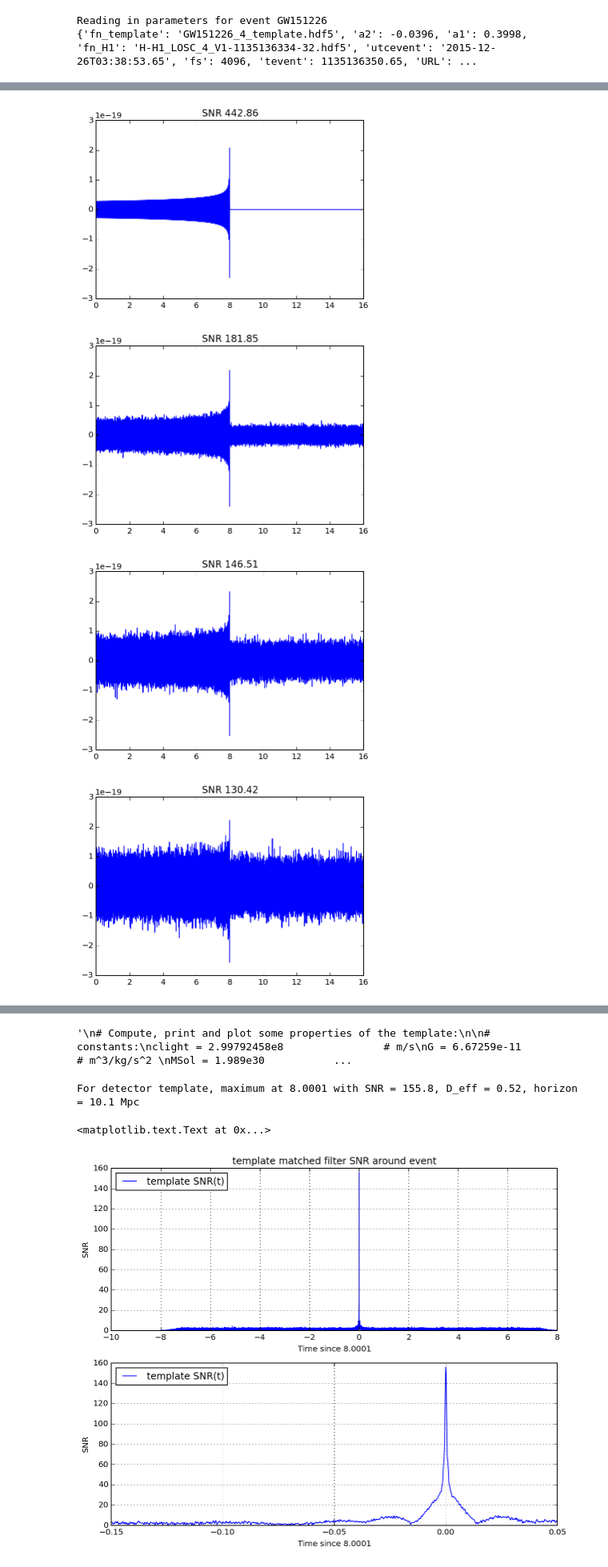
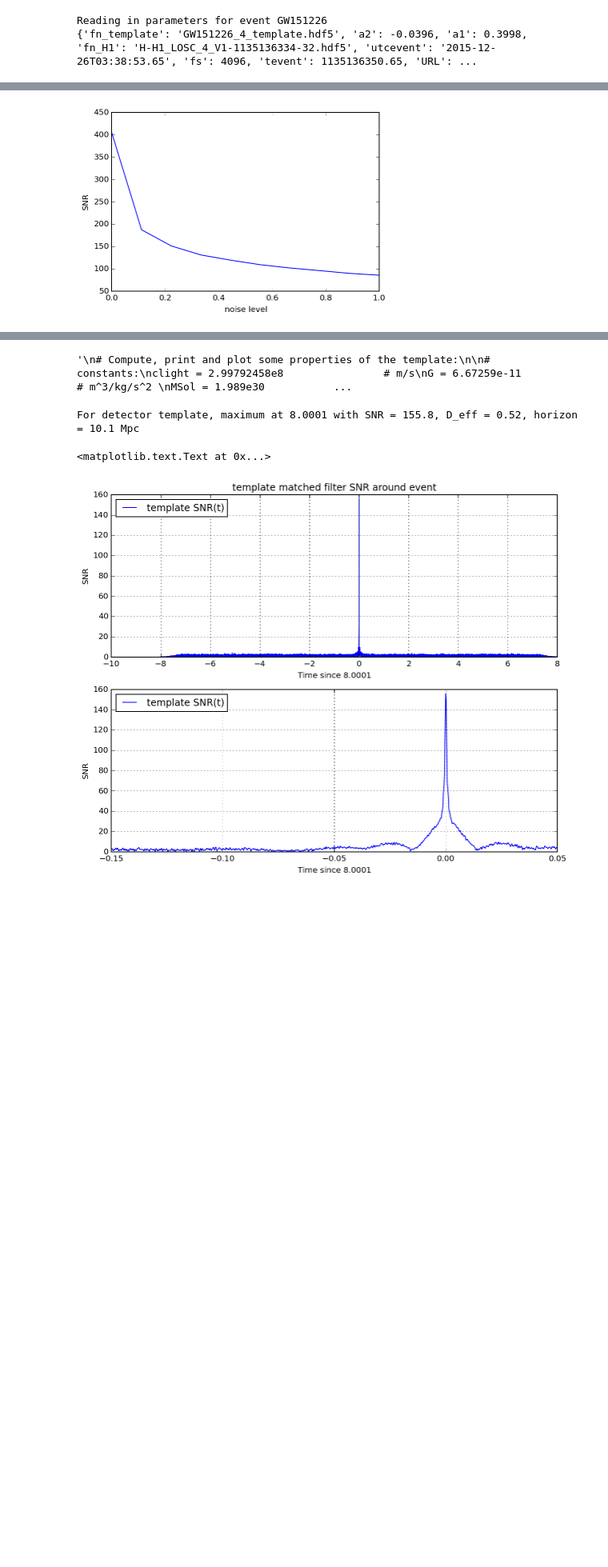
Before and after one commit to meljrose/LIGO, a Jupyter notebook: LIGO_workbook.ipynb, the cells around one changed output, grey strips where cells are left out. Shown at 80% size. Cells and saved outputs as stored; diff of their text form; code cells hidden in the pictures; blank space fills up the shorter version.

```diff
--- a/LIGO_workbook.ipynb
+++ b/LIGO_workbook.ipynb
@@ -626,15 +671,8 @@ original parameters 0.5 1.0471975511965976
 # %%
+# this whole function is from # https://losc.ligo.org/s/events/GW151226/LOSC_Event_tutorial_GW151226.html
+
 def matchfiltering(template, data):
-            '''
 
-            plt.plot(time, template, label="template")
-            plt.plot(time,data, '.', alpha= 0.05, label="data")
-
-            plt.ylim(-2.5*scale,2.5*scale)
-            plt.xlim(0,10)
-            plt.legend(loc=0)
-            plt.show()
-            '''
             # -- To calculate the PSD of the data, choose an overlap and a window (common to all detectors)
             #   that minimizes "spectral leakage" https://en.wikipedia.org/wiki/Spectral_leakage
             NFFT = 4*fs
@@ -712,49 +750,37 @@ def matchfiltering(template, data):
 
             return(SNRmax)
 # %%
-def withnoise(template1, template2, noise_levels, plot=False):
-    snr_arr = []
-    ramp = []
-    rphase = []
+# this is my code again; I'm adding white noise to the template and seeing how the SNR changes as a function of the added noise
 
+def addnoise(data_template, noise_levels):
+
+    data_arr = []
     for i in noise_levels:
         if i==0:
-            data = template2.copy()
+            data = data_template.copy()
         else:
             # add gaussian noise to template to make some data
             # take PSD of white noise & see where it lies compared to true PSD of LIGO
             # check where you start frequency & see how results depend on it
             scale = 10**-19
-            white_noise = np.random.normal(0,i,len(template1))
-            data = template1.copy() + white_noise*scale
+            white_noise = np.random.normal(0,i,len(data_template))
+            data = data_template.copy() + white_noise*scale
+        data_arr.append(data)
 
-        SNRmax = matchfiltering(template2, data)
-        snr_arr.append(SNRmax)
-
-        # recover the parameters
-        max_index = np.argmax(template2)
-        difference = (data[max_index:]/template2[max_index:])
-        amps, phases = zip(*[c.polar(d) for d in difference])
-        amps = np.asarray(amps)
-        amps = amps[~np.isnan(amps)]
-        amps = amps[np.isfinite(amps)]
-        phases = np.asarray(phases)
-        phases = phases[~np.isnan(phases)]
-        phases = phases[np.isfinite(phases)]
-        ramp.append(amps)
-        rphase.append(phases)
-        if plot:
-            plt.title('SNR {0:.2f}'.format(SNRmax))
-            plt.plot(time, data)
-            plt.show()
-    return(snr_arr,ramp,rphase)
+    return(data_arr)
 
 noise_levels = np.linspace(0,1,10)
-modmod_snr_arr,modmodr_amps,modmodr_phases = withnoise(both_ringdown, both_ringdown, noise_levels, plot=True)
-modGR_snr_arr,modGRr_amps,modGRr_phases = withnoise(both_ringdown, GRtemplate, noise_levels)
-GRGR_snr_arr,GRGRr_amps,GRGRr_phases = withnoise(GRtemplate, GRtemplate, noise_levels)
+GRdata_arr = addnoise(GRtemplate, noise_levels)
+
+GRsnr_arr = []
+for data in GRdata_arr:
+    SNRmax = matchfiltering(GRtemplate, data)
+    GRsnr_arr.append(SNRmax)
+
+plt.plot(noise_levels,GRsnr_arr,label="GR")
+
+plt.ylabel('SNR')
+plt.xlabel('noise level')
+plt.show()
 # %% [output]
-[figure, old version]
+[figure, new version]
-[figure, removed]
-[figure, removed]
-[figure, removed]
```
Also changed, not shown: parts of 18 cells of this notebook.
